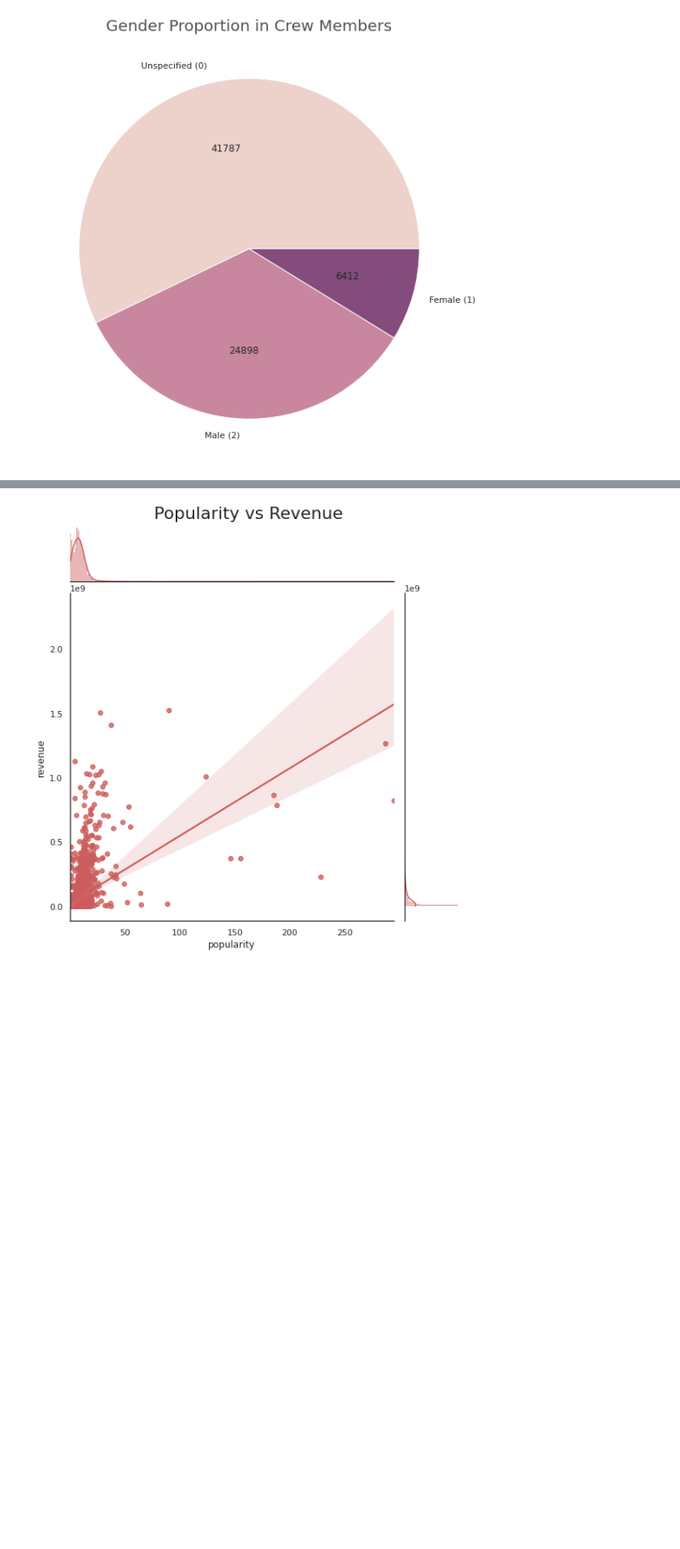
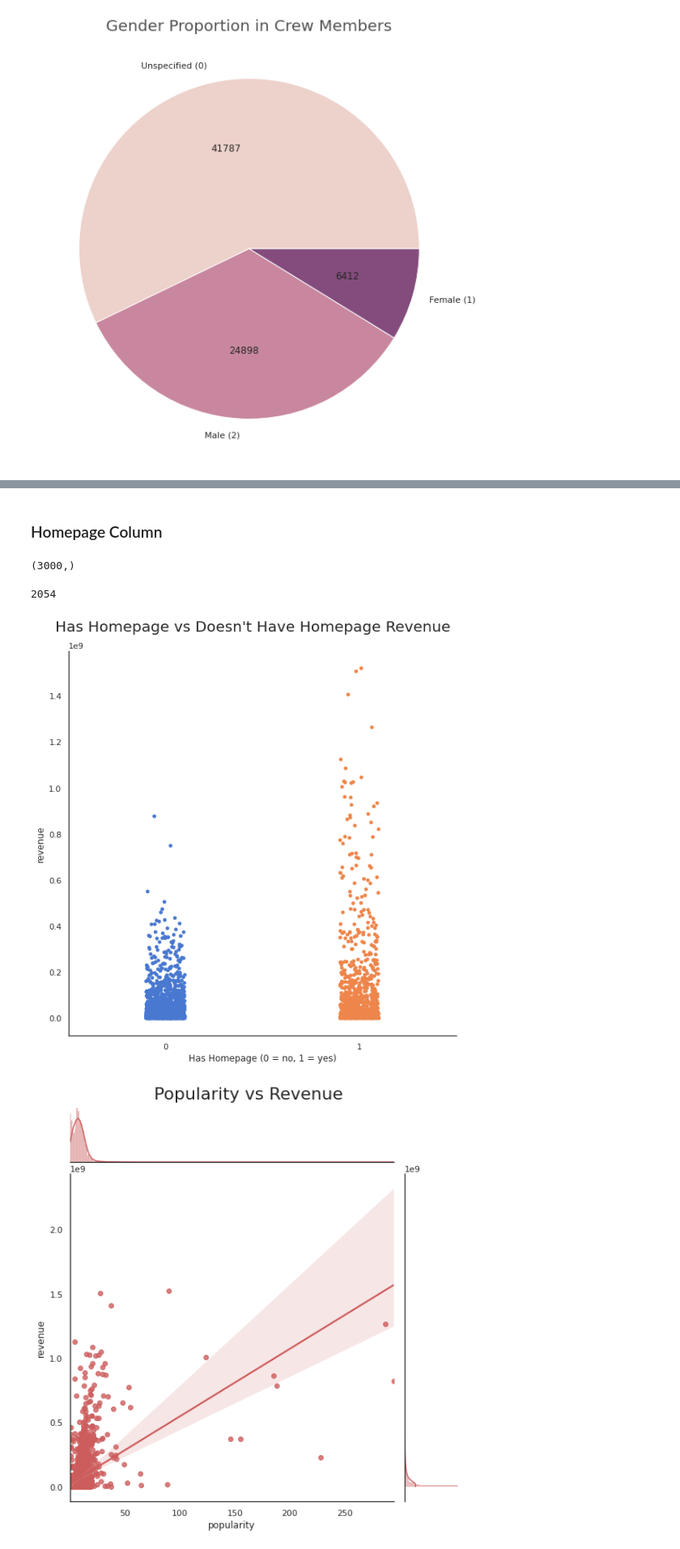
Before and after one commit to pedrohortencio/kaggle-competitions, a Jupyter notebook: TMDB/TMDB.ipynb, the cells around one changed output, grey strips where cells are left out. Shown at 81% size. Drawn from its saved outputs; the diff is of its cells as text; code cells hidden in the pictures; blank space fills up the shorter version.

```diff
--- a/TMDB/TMDB.ipynb
+++ b/TMDB/TMDB.ipynb
@@ -774,3 +881,29 @@ plt.show();
+# %%
+df_train['log_budget'] = np.log1p(df_train['budget'])
+df_test['log_budget'] = np.log1p(df_test['budget'])
+# %% [markdown]
+### Homepage Column
+# %%
+df_train['homepage'].shape
+# %% [output]
+(3000,)
+# %%
+df_train['homepage'].isna().sum()
+# %% [output]
+2054
+# %%
+df_train['has_homepage'] = 0
+df_train.loc[df_train['homepage'].isnull() == False, 'has_homepage'] = 1
+
+df_test['has_homepage'] = 0
+df_test.loc[df_test['homepage'].isnull() == False, 'has_homepage'] = 1
+# %%
+ax = sns.catplot(x='has_homepage', y='revenue', data=df_train, height=8)
+plt.suptitle("Has Homepage vs Doesn't Have Homepage Revenue", size=20, y=1.03)
+ax.set_axis_labels("Has Homepage (0 = no, 1 = yes)")
+plt.show();
+# %% [output]
+[figure, added]
 # %%
 sns.jointplot(x="popularity", y="revenue", kind='reg',data=df_train, color='indianred', height=8)
 plt.suptitle("Popularity vs Revenue", size=22, y=1.02)
```
Also changed, not shown: parts of 22 cells of this notebook.
